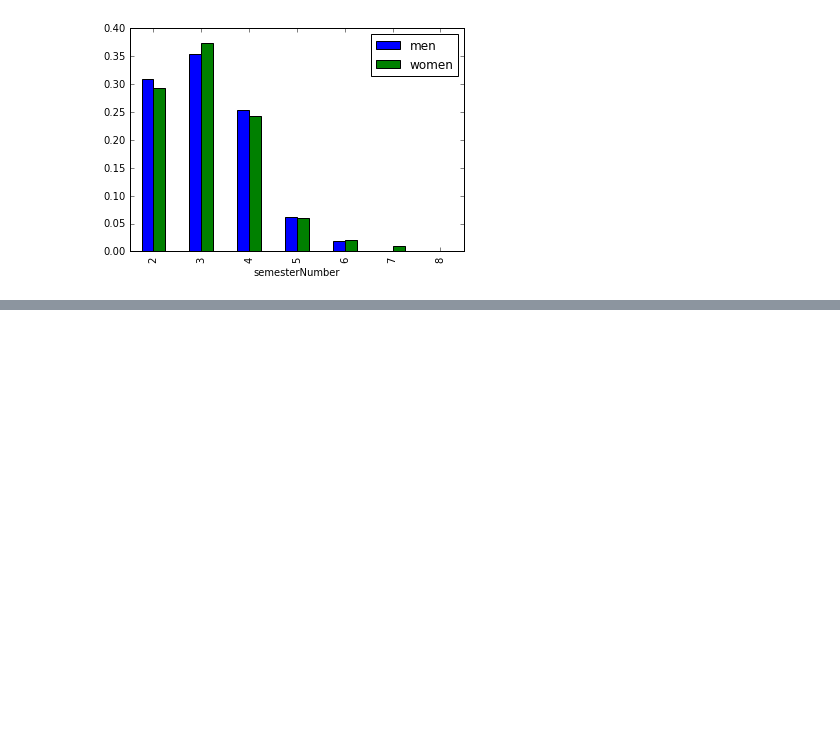
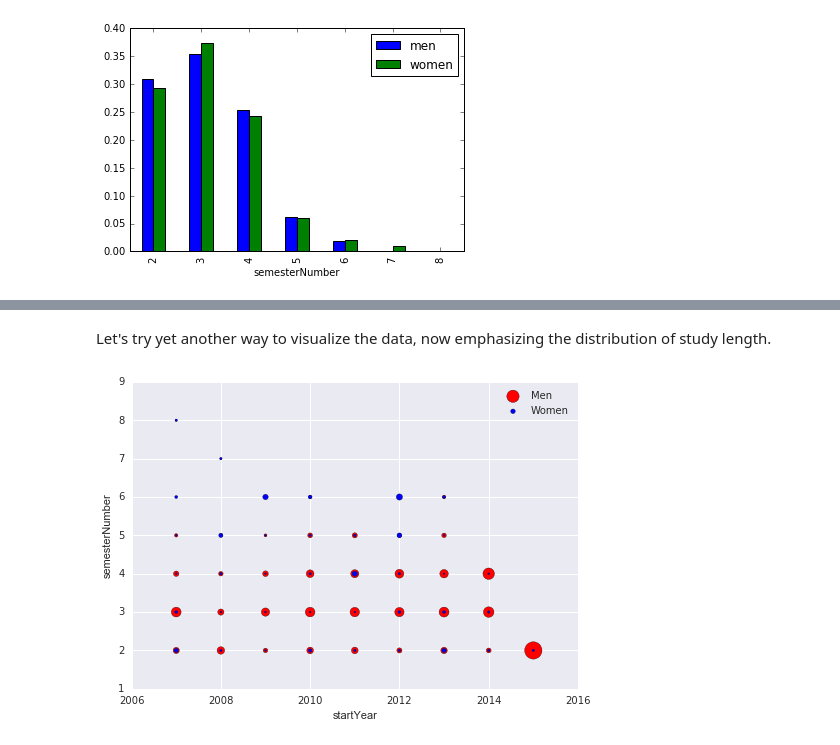
Before and after one commit to Rivollet/ADAHomework, a Jupyter notebook: 02 - Data from the Web/Web data Notebook.ipynb, the cells around one changed output, grey strips where cells are left out. Saved outputs shown, nothing was run; the diff lists cells and outputs as text; code cells hidden in the pictures; blank space fills up the shorter version.

```diff
--- a/02 - Data from the Web/Web data Notebook.ipynb
+++ b/02 - Data from the Web/Web data Notebook.ipynb
@@ -728,0 +765,35 @@ plt.show()
+# %% [markdown]
+Let's try yet another way to visualize the data, now emphasizing the distribution of study length.
+# %%
+numberSemesters = data_students_ma[['year', 'gender', 'semesterNumber']]
+numberSemestersPerYearGenderTime = numberSemesters.groupby(['year', 'gender', 'semesterNumber'])
+
+numberMenPerYearLength = []
+numberWomenPerYearLength = []
+for lengthGroup in numberSemestersPerYearGenderTime:
+    #print(lengthGroup)
+    yearStr, gender, semesterNumber = lengthGroup[0]
+    startYear = extract_year(yearStr)
+
+    # get the number of students with this length
+    numberStudents = lengthGroup[1].size
+    if gender == 'Monsieur':
+        numberMenPerYearLength.append({'semesterNumber':semesterNumber,
+                                       'startYear': startYear, 'count':numberStudents})
+    elif gender == 'Madame':
+        numberWomenPerYearLength.append({'semesterNumber':semesterNumber,
+                                       'startYear': startYear, 'count':numberStudents})
+
+
+dfCountsSemestersWomen = pd.DataFrame(numberWomenPerYearLength)
+
+dfCountsSemestersMen = pd.DataFrame(numberMenPerYearLength)
+
+ax1 = dfCountsSemestersMen.plot.scatter(x='startYear', y='semesterNumber',
+                                  label='Men', s=dfCountsSemestersMen['count'], color='r')
+
+dfCountsSemestersMen.plot.scatter(x='startYear', y='semesterNumber',
+                                  label='Women', s=dfCountsSemestersWomen['count'], color='b', ax=ax1)
+plt.show()
+# %% [output]
+[figure, added]
```
Also changed, not shown: parts of 8 cells of this notebook.
